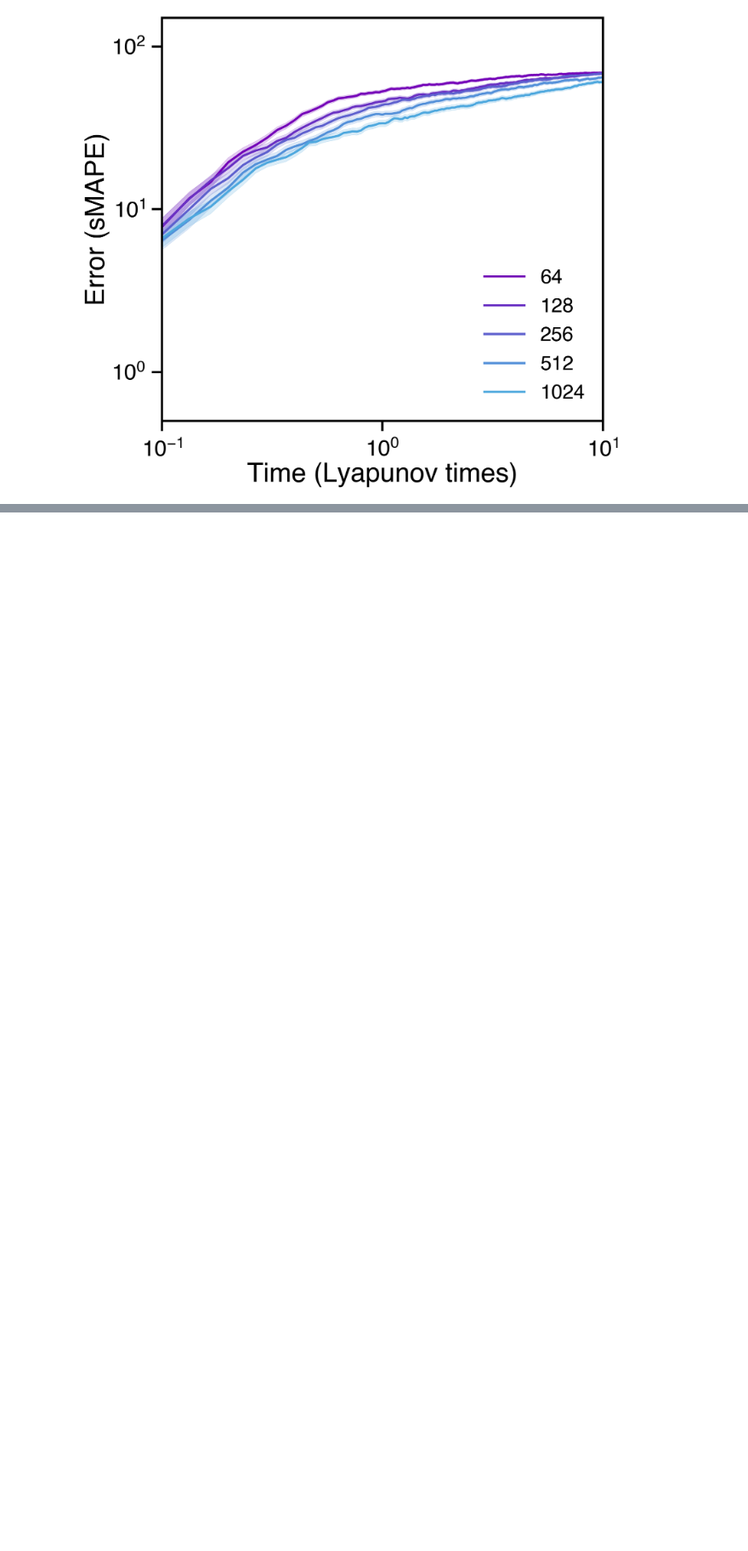
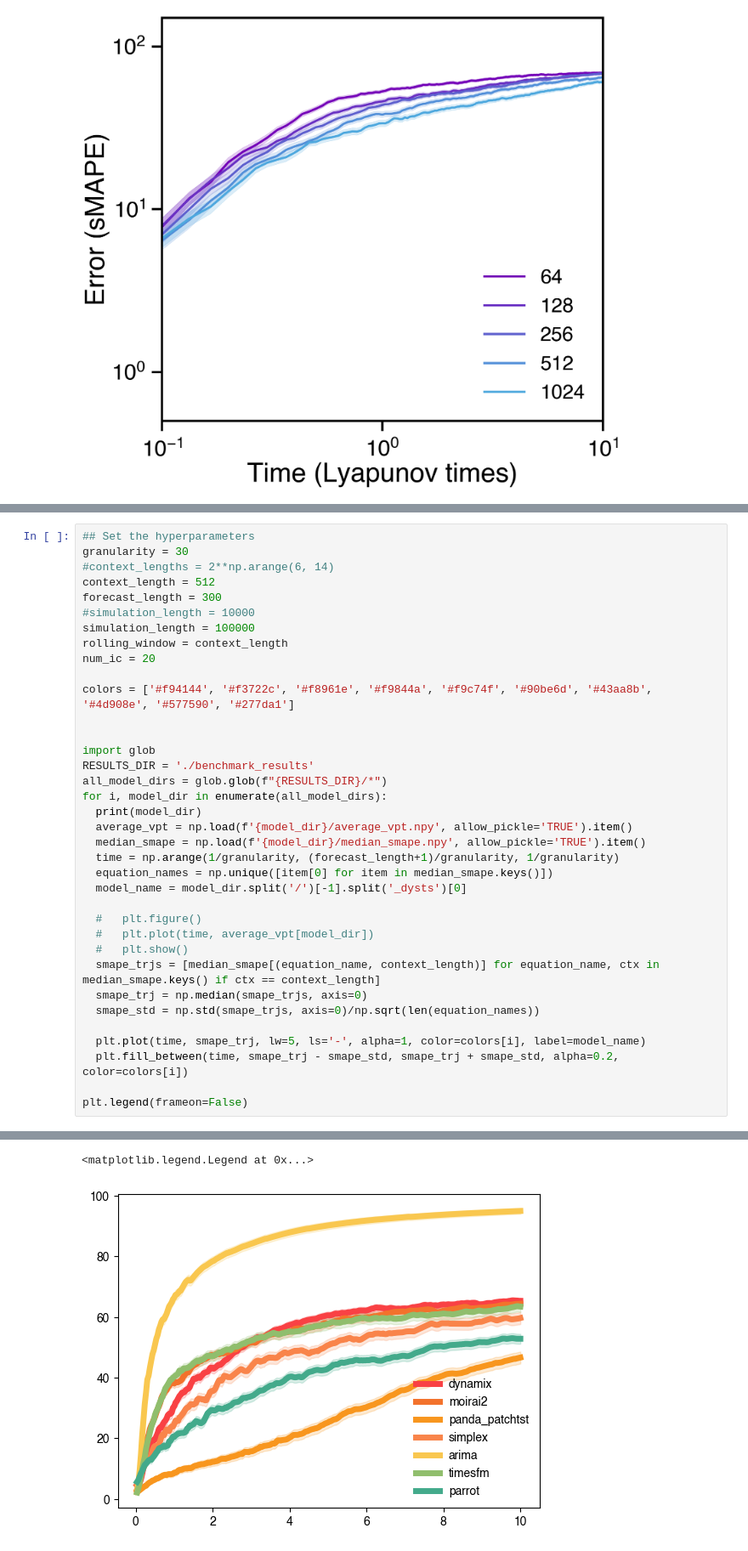
Before and after one commit to y-z-zhang/parroting, a Jupyter notebook: benchmark/benchmark_plotting.ipynb, the cells around one changed output, grey strips where cells are left out. Shown at 85% size. Cells and saved outputs as stored; diff of their text form; blank space fills up the shorter version.

Commit message:
newest benchmark results

```diff
--- a/benchmark/benchmark_plotting.ipynb
+++ b/benchmark/benchmark_plotting.ipynb
@@ -136,0 +86,37 @@ fig.set_tight_layout(True)
+# %%
+## Set the hyperparameters
+granularity = 30
+#context_lengths = 2**np.arange(6, 14)
+context_length = 512
+forecast_length = 300
+#simulation_length = 10000
+simulation_length = 100000
+rolling_window = context_length
+num_ic = 20
+
+colors = ['#f94144', '#f3722c', '#f8961e', '#f9844a', '#f9c74f', '#90be6d', '#43aa8b', '#4d908e', '#577590', '#277da1']
+
+
+import glob
+RESULTS_DIR = './benchmark_results'
+all_model_dirs = glob.glob(f"{RESULTS_DIR}/*")
+for i, model_dir in enumerate(all_model_dirs):
+  print(model_dir)
+  average_vpt = np.load(f'{model_dir}/average_vpt.npy', allow_pickle='TRUE').item()
+  median_smape = np.load(f'{model_dir}/median_smape.npy', allow_pickle='TRUE').item()
+  time = np.arange(1/granularity, (forecast_length+1)/granularity, 1/granularity)
+  equation_names = np.unique([item[0] for item in median_smape.keys()])
+  model_name = model_dir.split('/')[-1].split('_dysts')[0]
+
+  #   plt.figure()
+  #   plt.plot(time, average_vpt[model_dir])
+  #   plt.show()
+  smape_trjs = [median_smape[(equation_name, context_length)] for equation_name, ctx in median_smape.keys() if ctx == context_length]
+  smape_trj = np.median(smape_trjs, axis=0)
+  smape_std = np.std(smape_trjs, axis=0)/np.sqrt(len(equation_names))
+
+  plt.plot(time, smape_trj, lw=5, ls='-', alpha=1, color=colors[i], label=model_name)
+  plt.fill_between(time, smape_trj - smape_std, smape_trj + smape_std, alpha=0.2, color=colors[i])
+
+plt.legend(frameon=False)
+# %% [output]
@@ -136,0 +130,2 @@ fig.set_tight_layout(True)
+<matplotlib.legend.Legend at 0x...>
+[figure, added]
```
Also changed, not shown: parts of 2 cells of this notebook, 19 other files.
